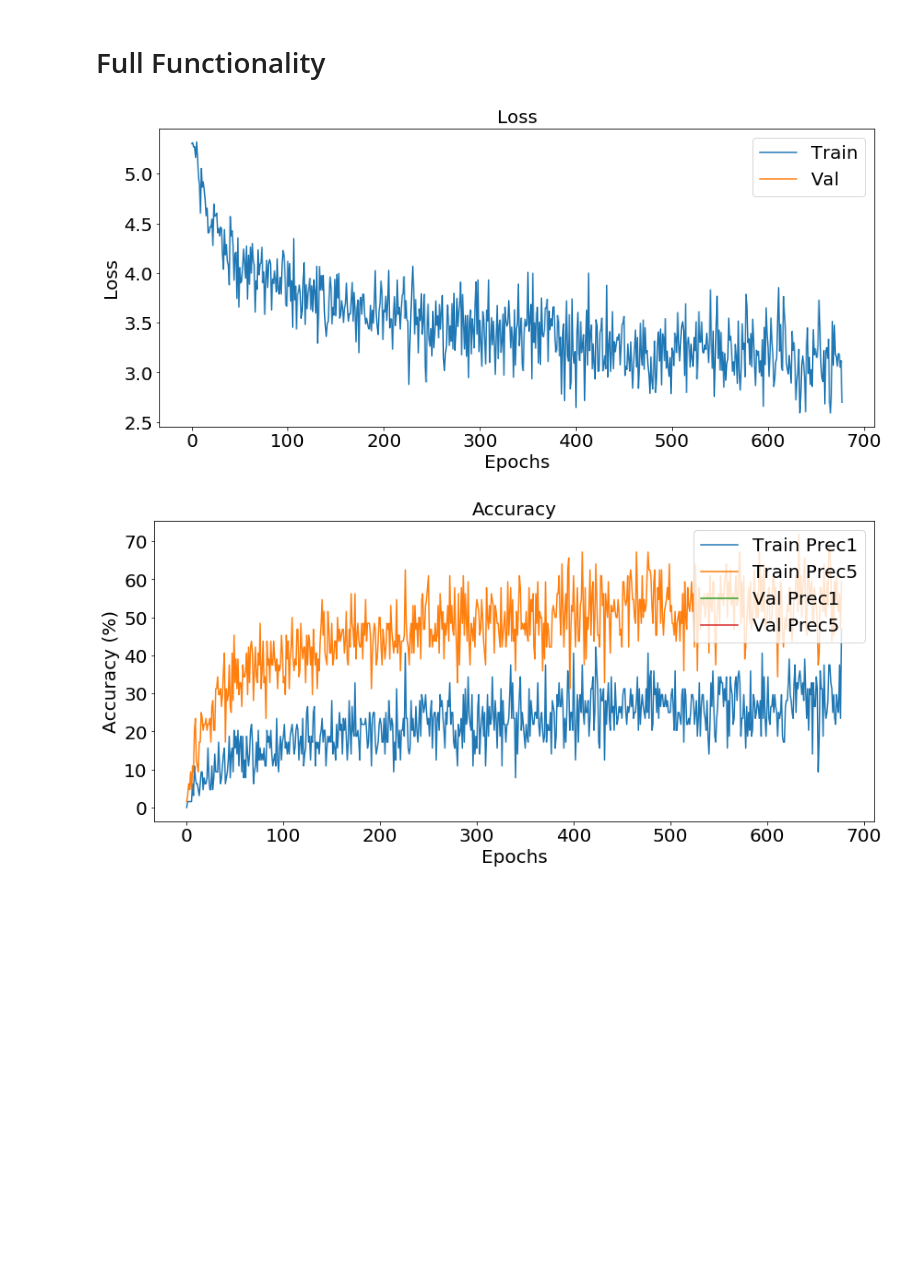
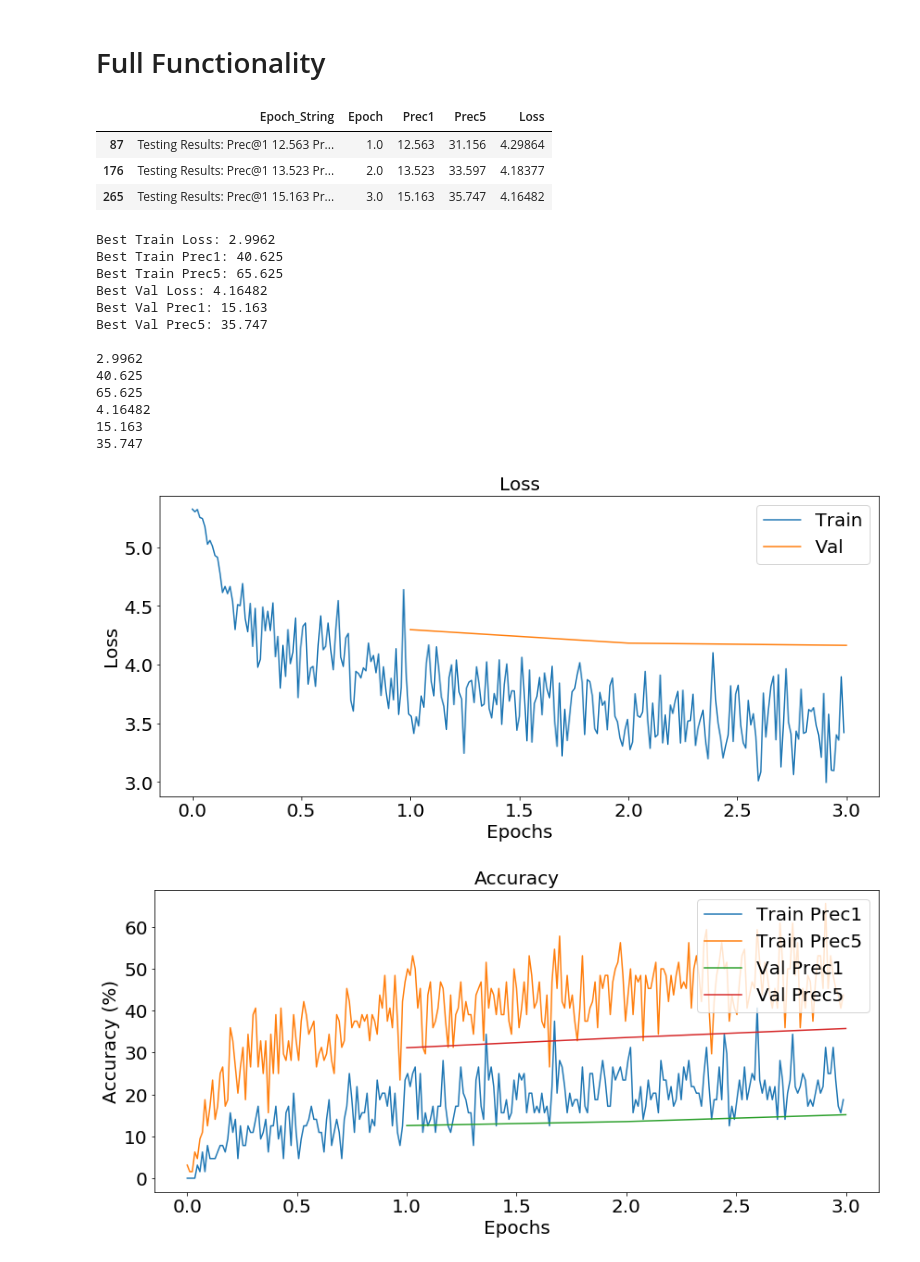
Before and after one commit to mitrydoug/TRN-pytorch, a Jupyter notebook: visualization/2018.05.28_Visualization.ipynb, the cells around one changed output. Cells and saved outputs as stored; diff of their text form; code cells hidden in the pictures; blank space fills up the shorter version.

```diff
--- a/visualization/2018.05.28_Visualization.ipynb
+++ b/visualization/2018.05.28_Visualization.ipynb
@@ -178,16 +214,31 @@ def plot_acc_graph(result_df, test_df, nano):
                   font_size = 20)
 
     return None
-# %%
-def plot_loss_acc(file_name, nano):
-    result_df = preparse_result_df(file_name)
-    test_df = parse_test_df(result_df)
-    result_df = postprocess_result_df(result_df)
-
-    plot_loss_graph(result_df, test_df, nano)
-    plot_acc_graph(result_df, test_df, nano)
-
-    return result_df, test_df
+# %%
+def plot_loss_acc(file_name):
+    result_df = preparse_result_df(file_name)
+    test_df = parse_test_df(result_df)
+    result_df = postprocess_result_df(result_df)
+
+    plot_loss_graph(result_df, test_df)
+    plot_acc_graph(result_df, test_df)
+
+    print("Best Train Loss: " + str(result_df["Loss_Train"].min()))
+    print("Best Train Prec1: " + str(result_df["Prec1_Train"].max()))
+    print("Best Train Prec5: " + str(result_df["Prec5_Train"].max()))
+    print("Best Val Loss: " + str(test_df["Loss"].min()))
+    print("Best Val Prec1: " + str(test_df["Prec1"].max()))
+    print("Best Val Prec5: " + str(test_df["Prec5"].max()))
+
+    print("")
+    print(result_df["Loss_Train"].min())
+    print(result_df["Prec1_Train"].max())
+    print(result_df["Prec5_Train"].max())
+    print(test_df["Loss"].min())
+    print(test_df["Prec1"].max())
+    print(test_df["Prec5"].max())
+
+    return result_df, test_df
 # %% [markdown]
 # Plot accuracy by class
 # %%
@@ -256,9 +307,29 @@ def plot_heatmap(df, remove_zeros = False):
     return heatmap_df
 # %% [markdown]
 # Full Functionality
+# %%
+test_df
+# %% [output]
+|  | Epoch_String | Epoch | Prec1 | Prec5 | Loss |
+| 87 | Testing Results: Prec@1 12.563 Pr... | 1.0 | 12.563 | 31.156 | 4.29864 |
+| 176 | Testing Results: Prec@1 13.523 Pr... | 2.0 | 13.523 | 33.597 | 4.18377 |
+| 265 | Testing Results: Prec@1 15.163 Pr... | 3.0 | 15.163 | 35.747 | 4.16482 |
 # %%
-filename = "/home/shared/TRN-pytorch/log/multiscale-NS5-BS64-alldata/2018-06-03-05-56-14/TRN_moments_RGB_BNInception_TRNmultiscale_segment5.csv"
-result_df, test_df = plot_loss_acc(filename, nano = True)
+filename = "/home/shared/TRN-pytorch/log/multiscale-LSTM-NS5-BS64-alldata-sharedweights/2018-06-03-20-15-32/TRN_moments_RGB_BNInception_TRNmultiscale_segment5.csv"
+result_df, test_df = plot_loss_acc(filename)
 # %% [output]
+Best Train Loss: 2.9962
+Best Train Prec1: 40.625
+Best Train Prec5: 65.625
+Best Val Loss: 4.16482
+Best Val Prec1: 15.163
+Best Val Prec5: 35.747
+
+2.9962
+40.625
+65.625
+4.16482
+15.163
+35.747
-[figure, old version]
+[figure, new version]
-[figure, old version]
+[figure, new version]
```
Also changed, not shown: parts of 7 cells of this notebook.
